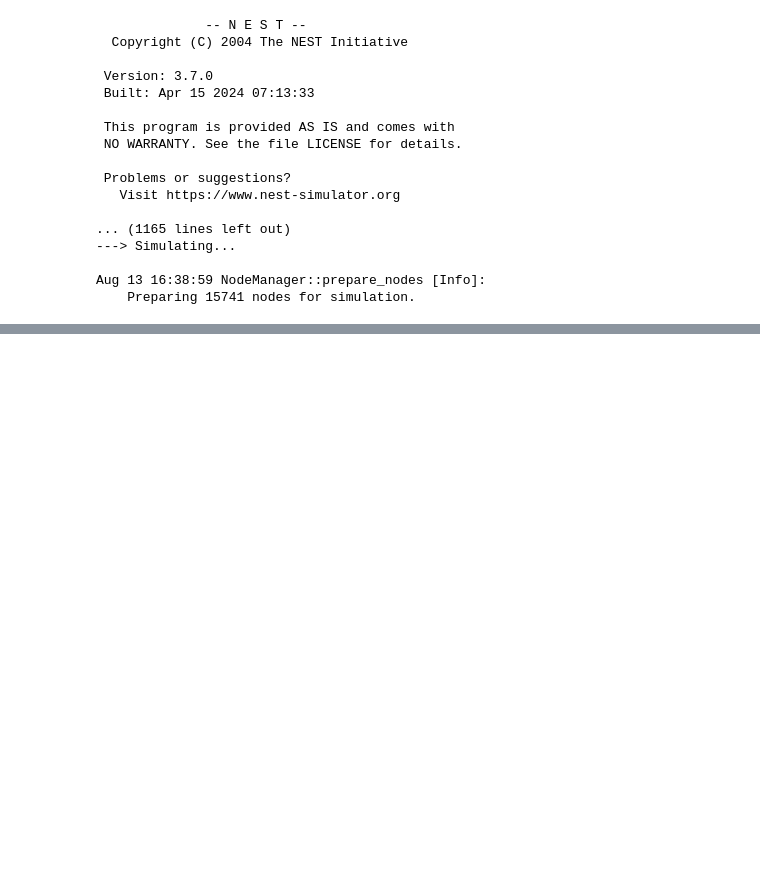
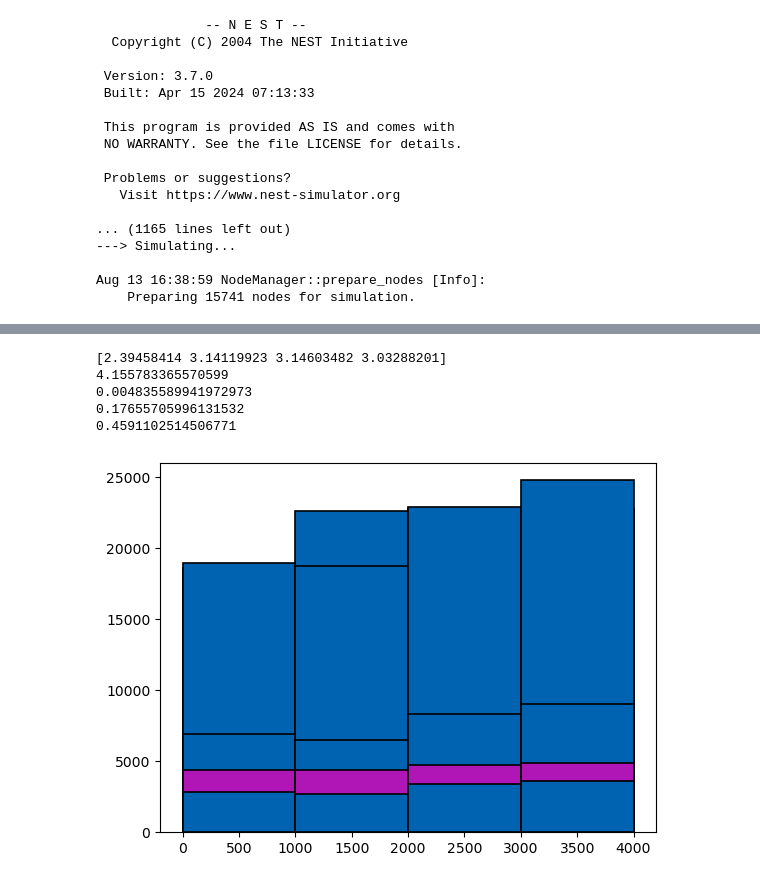
Before and after one commit to smadariagar/canonical_microcircuits, a Jupyter notebook: run_models.ipynb, the cells around one changed output, grey strips where cells are left out. Drawn from its saved outputs; the diff is of its cells as text; code cells hidden in the pictures; blank space fills up the shorter version.

```diff
--- a/run_models.ipynb
+++ b/run_models.ipynb
@@ -141,3 +143,14 @@ for j, trl in enumerate(trial):
         n_df = pd.DataFrame([np.concatenate(([trl, suj+10], params), axis=None)])
 
         n_df.to_csv(os.path.join(folder_path, 'swarm_mod.csv'), mode='a', index=False, header=False)
+# %%
+
+data_path = 	"/home/samuelmr/Documentos/NEST/canonical_microcircuits/results/potjans_diesmann/20240905191928"
+pso.save_result(folder_path,data_path, 0,0, 4137)
+# %% [output]
+[2.39458414 3.14119923 3.14603482 3.03288201]
+4.155783365570599
+0.004835589941972973
+0.17655705996131532
+0.4591102514506771
+[figure, added]
```
Also changed, not shown: parts of 1 cell of this notebook, 3 other files.
